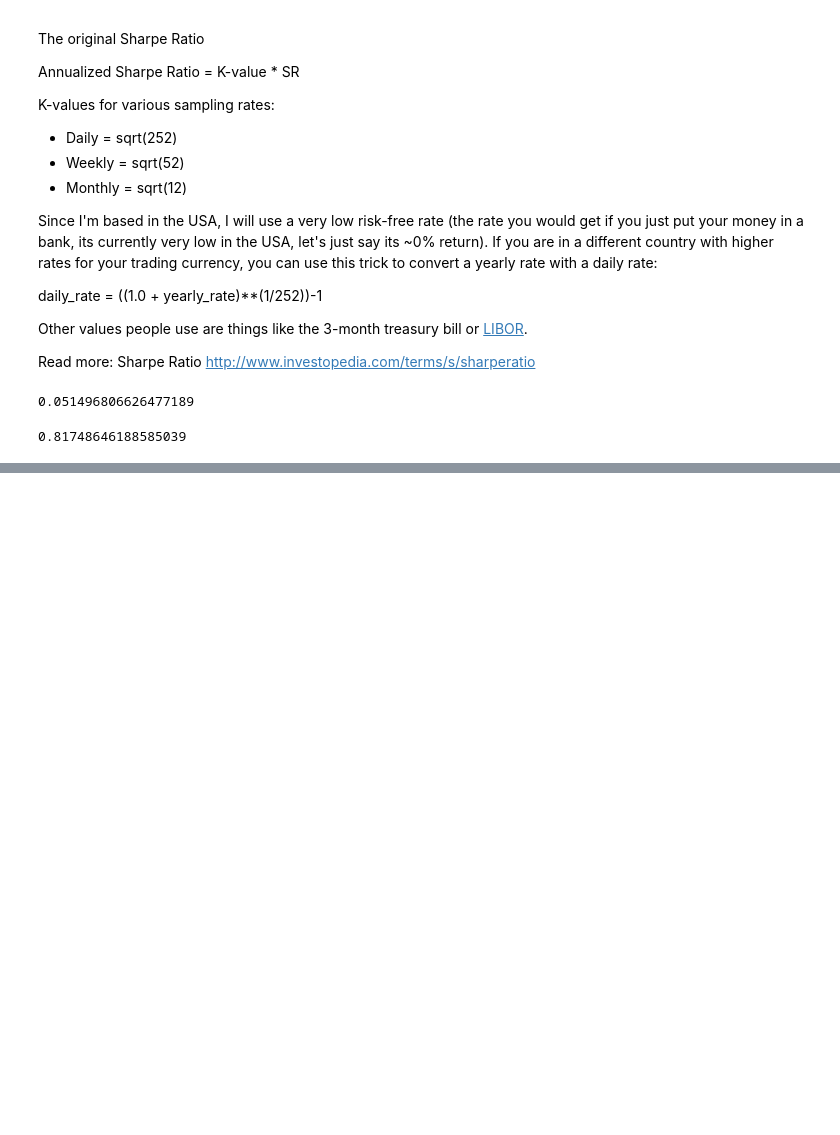
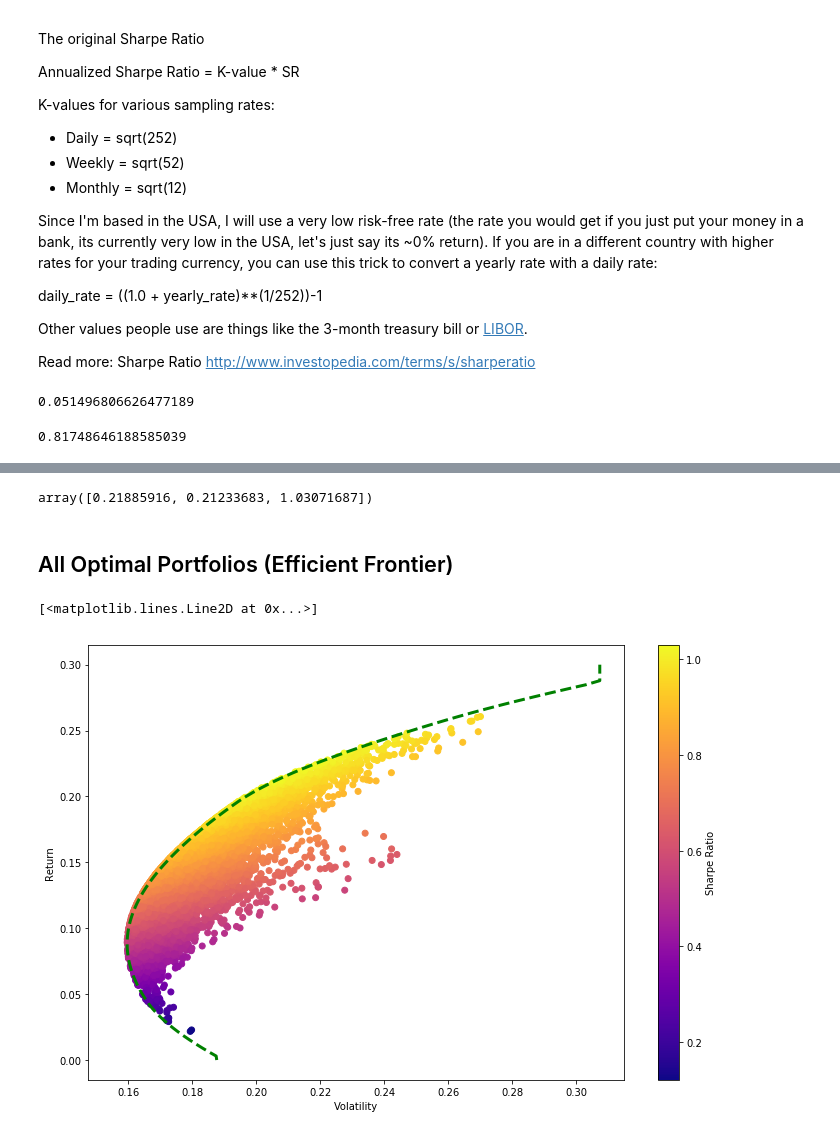
Before and after one commit to inantubek/Udemy, a Jupyter notebook: Python-for-Finance/My_Notes/8-Finance_Fundamentals.ipynb, the cells around one changed output, grey strips where cells are left out. Cells and saved outputs as stored; diff of their text form; code cells hidden in the pictures; blank space fills up the shorter version.

```diff
--- a/Python-for-Finance/My_Notes/8-Finance_Fundamentals.ipynb
+++ b/Python-for-Finance/My_Notes/8-Finance_Fundamentals.ipynb
@@ -280,0 +539,3 @@ ASR
+# %%
+# Initial Guess (equal distribution)
+init_guess = [0.25,0.25,0.25,0.25]
@@ -280,0 +561,36 @@ ASR
+# %%
+get_ret_vol_sr(opt_results.x)
+# %% [output]
+array([0.21885916, 0.21233683, 1.03071687])
+# %% [markdown]
+## All Optimal Portfolios (Efficient Frontier)
+# %%
+# Our returns go from 0 to somewhere along 0.3
+# Create a linspace number of points to calculate x on
+frontier_y = np.linspace(0,0.3,100) # Change 100 to a lower number for slower computers!
+# %%
+def minimize_volatility(weights):
+    return  get_ret_vol_sr(weights)[1]
+# %%
+frontier_volatility = []
+
+for possible_return in frontier_y:
+    # function for return
+    cons = ({'type':'eq','fun': check_sum},
+            {'type':'eq','fun': lambda w: get_ret_vol_sr(w)[0] - possible_return})
+
+    result = minimize(minimize_volatility,init_guess,method='SLSQP',bounds=bounds,constraints=cons)
+
+    frontier_volatility.append(result['fun'])
+# %%
+plt.figure(figsize=(12,8))
+plt.scatter(vol_arr,ret_arr,c=sharpe_arr,cmap='plasma')
+plt.colorbar(label='Sharpe Ratio')
+plt.xlabel('Volatility')
+plt.ylabel('Return')
+
+# Add frontier line
+plt.plot(frontier_volatility,frontier_y,'g--',linewidth=3)
+# %% [output]
+[<matplotlib.lines.Line2D at 0x...>]
+[figure, added]
```
Also changed, not shown: parts of 71 cells of this notebook.
